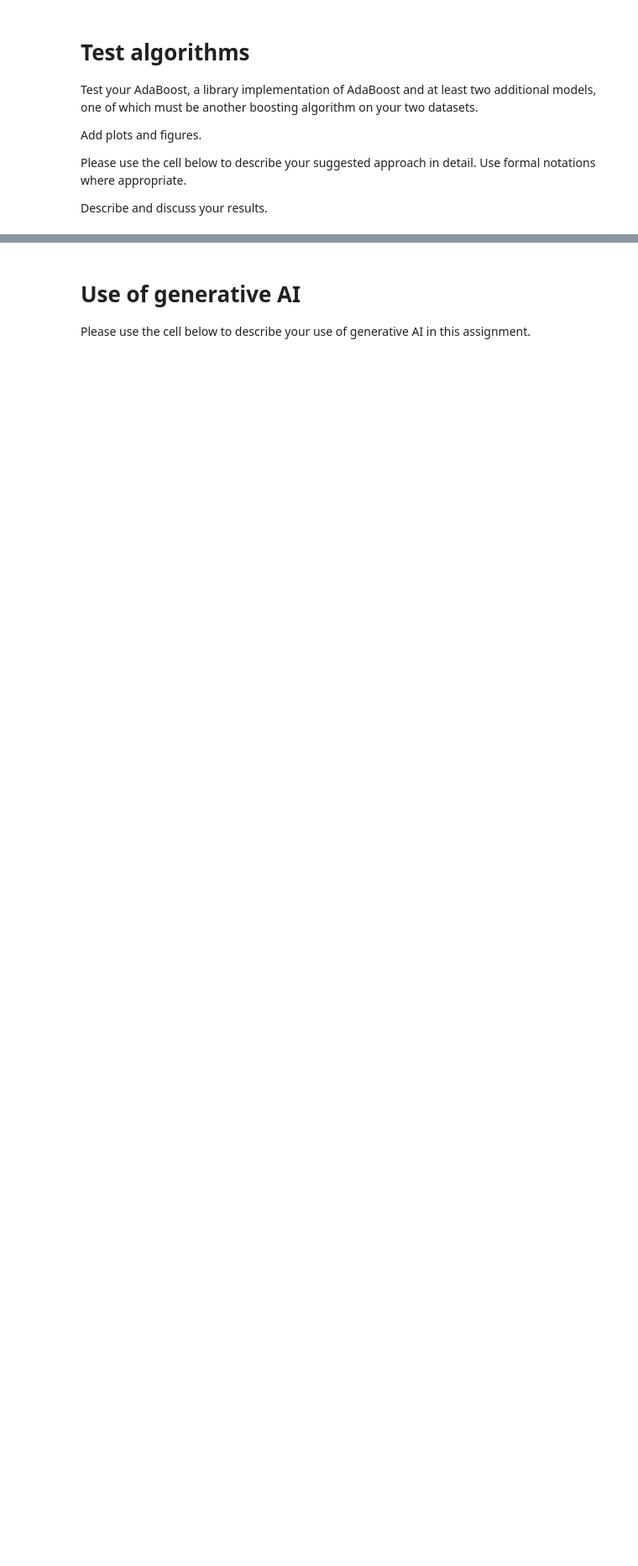
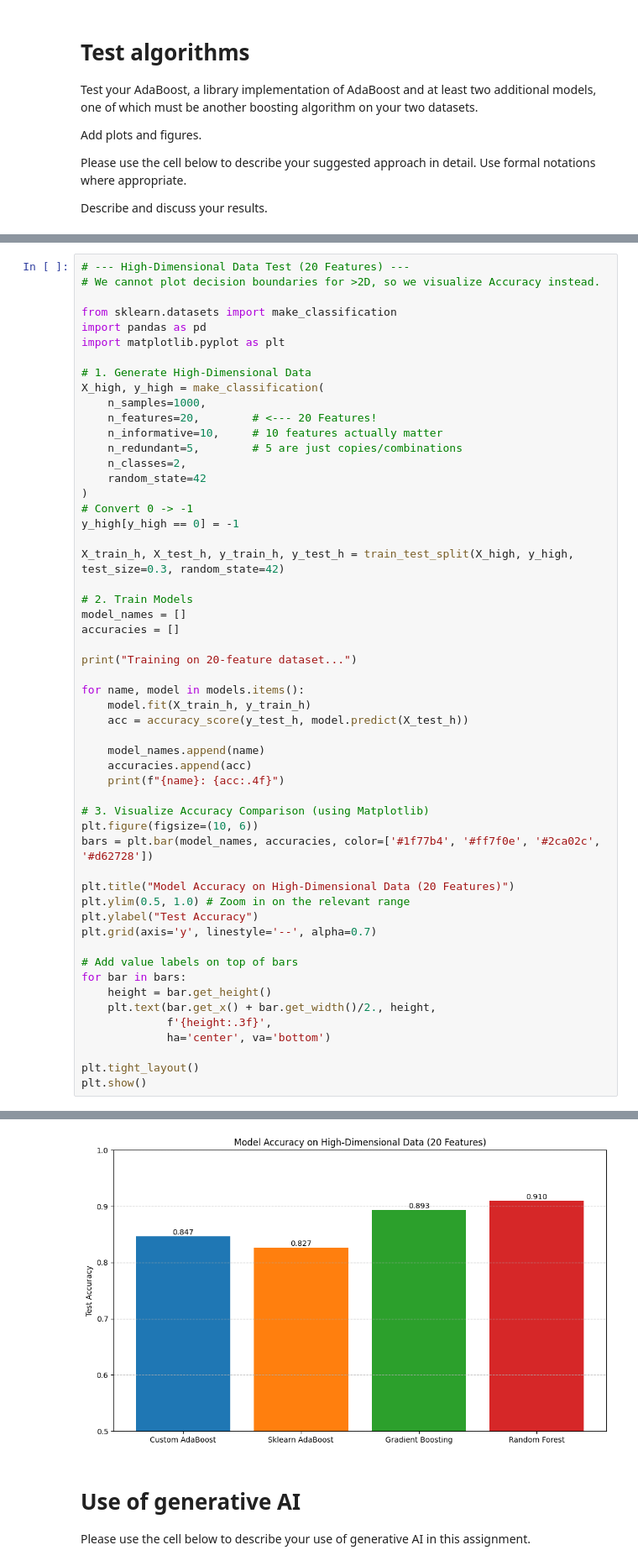
Before and after one commit to shaharshvili15/hw2, a Jupyter notebook: 3945_2026A_HW2_Boosting.ipynb, the cells around one changed output, grey strips where cells are left out. Shown: that part at 84% size. Saved outputs shown, nothing was run; the diff lists cells and outputs as text; blank space fills up the shorter version.

```diff
--- a/3945_2026A_HW2_Boosting.ipynb
+++ b/3945_2026A_HW2_Boosting.ipynb
@@ -417,0 +704,55 @@ for ds_name in df["dataset"].unique():
+# %%
+# --- High-Dimensional Data Test (20 Features) ---
+# We cannot plot decision boundaries for >2D, so we visualize Accuracy instead.
+
+from sklearn.datasets import make_classification
+import pandas as pd
+import matplotlib.pyplot as plt
+
+# 1. Generate High-Dimensional Data
+X_high, y_high = make_classification(
+    n_samples=1000,
+    n_features=20,        # <--- 20 Features!
+    n_informative=10,     # 10 features actually matter
+    n_redundant=5,        # 5 are just copies/combinations
+    n_classes=2,
+    random_state=42
+)
+# Convert 0 -> -1
+y_high[y_high == 0] = -1
+
+X_train_h, X_test_h, y_train_h, y_test_h = train_test_split(X_high, y_high, test_size=0.3, random_state=42)
+
+# 2. Train Models
+model_names = []
+accuracies = []
+
+print("Training on 20-feature dataset...")
+
+for name, model in models.items():
+    model.fit(X_train_h, y_train_h)
+    acc = accuracy_score(y_test_h, model.predict(X_test_h))
+
+    model_names.append(name)
+    accuracies.append(acc)
+    print(f"{name}: {acc:.4f}")
+
+# 3. Visualize Accuracy Comparison (using Matplotlib)
+plt.figure(figsize=(10, 6))
+bars = plt.bar(model_names, accuracies, color=['#1f77b4', '#ff7f0e', '#2ca02c', '#d62728'])
+
+plt.title("Model Accuracy on High-Dimensional Data (20 Features)")
+plt.ylim(0.5, 1.0) # Zoom in on the relevant range
+plt.ylabel("Test Accuracy")
+plt.grid(axis='y', linestyle='--', alpha=0.7)
+
+# Add value labels on top of bars
+for bar in bars:
+    height = bar.get_height()
+    plt.text(bar.get_x() + bar.get_width()/2., height,
+             f'{height:.3f}',
+             ha='center', va='bottom')
+
+plt.tight_layout()
+plt.show()
+# %% [output]
@@ -418,3 +764,4 @@ for ds_name in df["dataset"].unique():
+[figure, added]
 # %% [markdown]
 # Use of generative AI
 Please use the cell below to describe your use of generative AI in this assignment.
```
Also changed, not shown: parts of 13 cells of this notebook.
